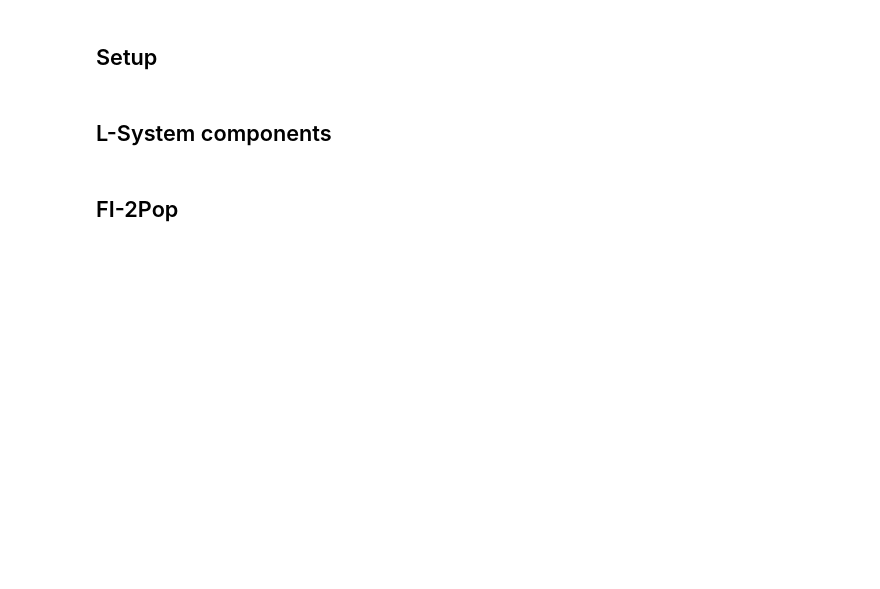
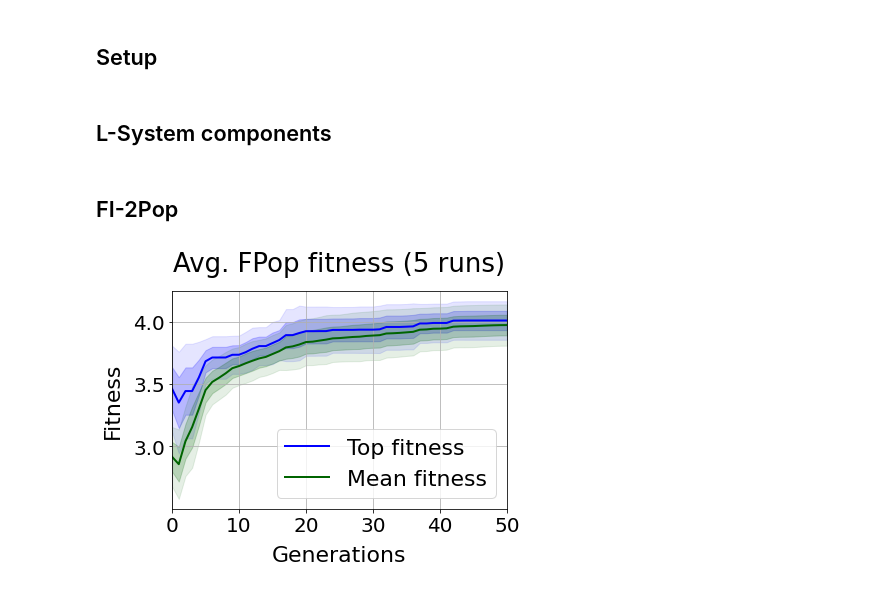
Before and after one commit to arayabrain/space-engineers-ai-spaceship-generator, a Jupyter notebook: l-system/fi2pop-demo.ipynb, the cells around one changed output. Drawn from its saved outputs; the diff is of its cells as text; code cells hidden in the pictures; blank space fills up the shorter version.

Commit message:
Update figures
Add padding to figures

```diff
--- a/l-system/fi2pop-demo.ipynb
+++ b/l-system/fi2pop-demo.ipynb
@@ -312,19 +312,22 @@ if run_experiment:
         for g, gv in enumerate(rv):
             ifs[r, g, :] = i_fitnesses_hist[r][g][:]
 
-    with open(f'{EXP_NAME}_metrics.npz', 'wb') as f:
+    with open(f'results/big-run/{EXP_NAME}_metrics.npz', 'wb') as f:
         np.savez(f, ffs, ifs)
 else:
-    with open(f'{EXP_NAME}_metrics.npz', 'rb') as f:
+    with open(f'results/big-run/{EXP_NAME}_metrics.npz', 'rb') as f:
         npzfile = np.load(f)
         ffs = npzfile['arr_0']
         ifs = npzfile['arr_1']
 # %%
 import matplotlib.pyplot as plt
 
-SMALL_SIZE = 8
-MEDIUM_SIZE = 12
-BIGGER_SIZE = 20
+SMALL_SIZE = 20
+MEDIUM_SIZE = 22
+BIGGER_SIZE = 26
+
+PAD_TITLE_SIZE = 20
+PAD_LABEL_SIZE = 10
 
 plt.rc('font', size=SMALL_SIZE)          # controls default text sizes
 plt.rc('axes', titlesize=BIGGER_SIZE)     # fontsize of the axes title
@@ -336,31 +339,33 @@ plt.rc('figure', titlesize=BIGGER_SIZE)  # fontsize of the figure title
 # %%
 import matplotlib.pyplot as plt
 
 ftfs = np.max(ffs, axis=2)
 fmfs = np.mean(ffs, axis=2)
 
 ftm = np.mean(ftfs, axis=0)
 fts = np.std(ftfs, axis=0)
 
 fmm = np.mean(fmfs, axis=0)
 fms = np.std(fmfs, axis=0)
 
 plt.grid()
 plt.plot(range(len(ftm)), ftm, label=f'Top fitness', c='blue', lw=2)
 plt.fill_between(range(len(fts)), (ftm - (.5 * fts)), (ftm + (.5 * fts)), color='blue', alpha=0.2)
 plt.fill_between(range(len(fts)), (ftm - fts), (ftm + fts), color='blue', alpha=0.1)
 plt.plot(range(len(fmm)), fmm, label=f'Mean fitness', c='darkgreen', lw=2)
 plt.fill_between(range(len(fms)), (fmm - (.5 * fms)), (fmm + (.5 * fms)), color='darkgreen', alpha=0.2)
 plt.fill_between(range(len(fms)), (fmm - fms), (fmm + fms), color='darkgreen', alpha=0.1)
 # plt.ylim(0, 5.5)
 # plt.xlim(N_GENS+1)
 plt.legend(loc='lower right')
-plt.title(f'Avg. FPop fitness ({N_RUNS} runs)')
-plt.ylabel('Fitness')
-plt.xlabel('Generations')
+plt.title(f'Avg. FPop fitness ({N_RUNS} runs)', pad=PAD_TITLE_SIZE)
+plt.ylabel('Fitness', labelpad=PAD_LABEL_SIZE)
+plt.xlabel('Generations', labelpad=PAD_LABEL_SIZE)
 plt.autoscale(enable=True, axis='x', tight=True)
-plt.savefig(f'lsystem-fi2pop-fpop-avgf.png', transparent=True, bbox_inches='tight')
+plt.savefig(f'results/big-run/lsystem-fi2pop-fpop-avgf.png', transparent=True, bbox_inches='tight')
 plt.show()
+# %% [output]
+[figure, added]
 # %%
 import matplotlib.pyplot as plt
 
```
Also changed, not shown: parts of 5 cells of this notebook, 9 other files.
